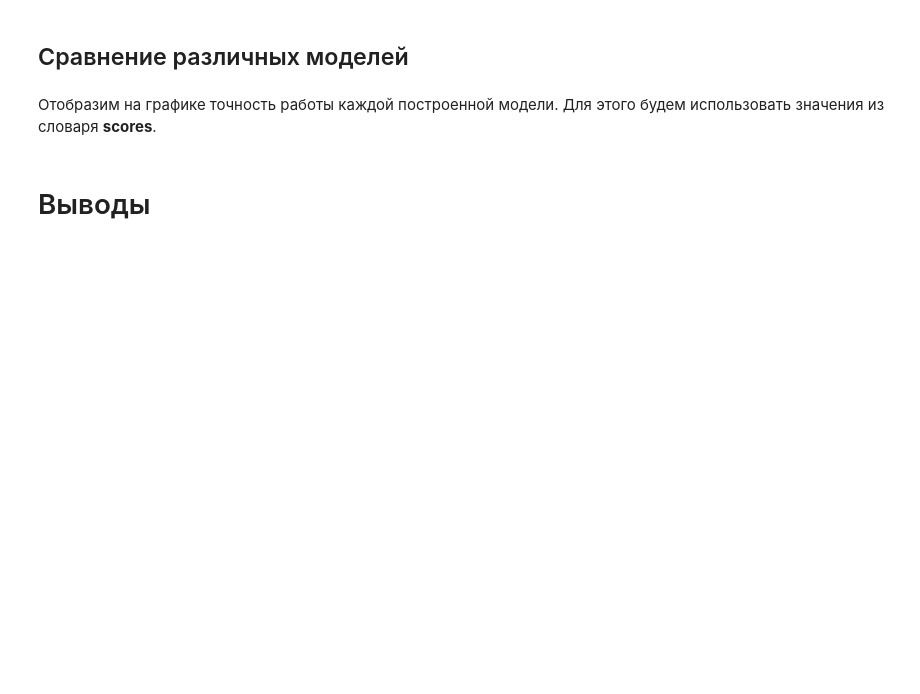
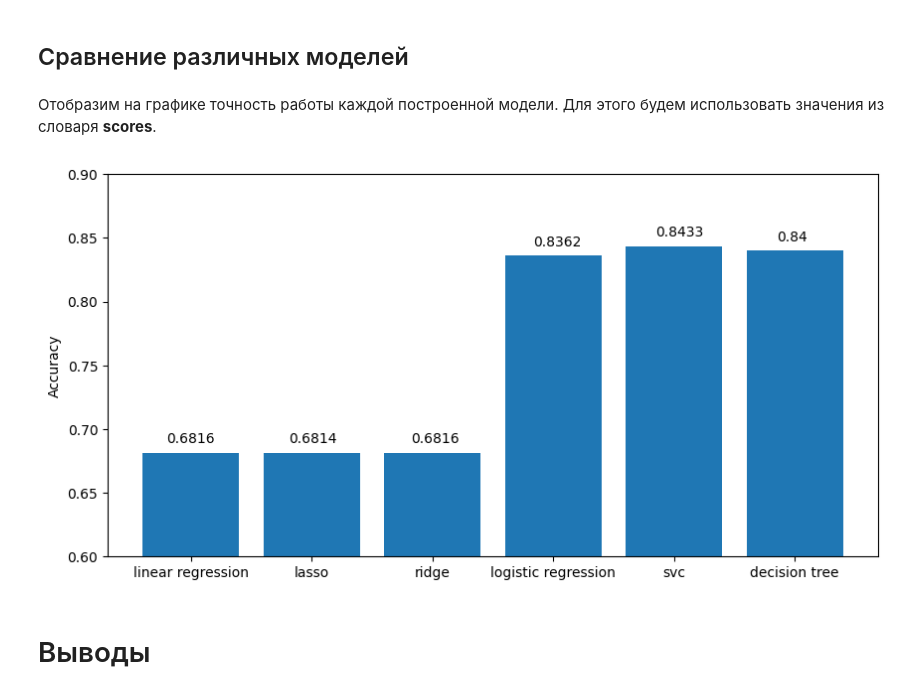
Before and after one commit to BROsandr/IUS, a Jupyter notebook: lab5/Lab5_task.ipynb, the cells around one changed output. Cells and saved outputs as stored; diff of their text form; code cells hidden in the pictures; blank space fills up the shorter version.

```diff
--- a/lab5/Lab5_task.ipynb
+++ b/lab5/Lab5_task.ipynb
@@ -403,7 +426,7 @@ Traceback (most recent call last):
 # %% [markdown]
 Обучим модель с оптимальным значением параметра **С**. Сохраним точность прогноза в словаре **scores**.
 # %%
-logistic_regr = linear_model.LogisticRegression(penalty = 'l2', C=1, solver='lbfgs')
+logistic_regr = linear_model.LogisticRegression(penalty = 'l2', C=0.0001, solver='lbfgs')
 score = train(logistic_regr, 'logistic regression', class_accuracy, kf, X, y)
 scores['logistic regression'] = score
 # %% [output]
@@ -438,0 +456,19 @@ y_svc = y[:10000]
+# %%
+from sklearn.svm import SVC
+X_svc = X.iloc[:10000, :]
+y_svc = y[:10000]
+
+scores_svc = []
+
+for kernel in ['linear', 'poly', 'rbf', 'sigmoid']:
+    print('Kernel: '+kernel)
+    for c in [1e-4, 1e-3, 0.01, 0.1, 1]:
+        print('C = {}'.format(c))
+        svc = SVC(C= c, kernel=kernel, gamma='auto')
+        svc.fit(X_svc, y_svc)
+        y_pred = svc.predict(X_svc).astype(int)
+        score = regr_accuracy(y_pred, y_svc)
+        scores_svc.append((score, kernel, C))
+        print('Score: ', score)
+
+# напишите здесь ваш код
@@ -439,6 +497,6 @@ y_svc = y[:10000]
 # %% [markdown]
 Обучим модель с оптимальным значением параметра **С** и типом ядра **kernel**. Сохраним точность прогноза в словаре **scores**.
 # %%
-svc = SVC(C=, kernel=, gamma='auto')
+svc = SVC(C=1, kernel='rbf', gamma='auto')
 score = train(svc, 'svc', class_accuracy, kf, X_svc, y_svc)
 scores['svc'] = score
@@ -476,6 +571,6 @@ from sklearn.tree import DecisionTreeClassifier
 # %% [markdown]
 Создадим модель с оптимальными значениями параметров **max_depth** и **min_samples_split**. Добавим ее в словарь **scores**.
 # %%
-dtc = DecisionTreeClassifier(max_depth=, min_samples_split=, min_samples_leaf=1, random_state=0)
+dtc = DecisionTreeClassifier(max_depth=30, min_samples_split=10, min_samples_leaf=1, random_state=0)
 score = train(dtc, 'decision tree', class_accuracy, kf, X, y)
 scores['decision tree'] = score
@@ -486,17 +584,19 @@ scores['decision tree'] = score
 # %%
 plt.figure(figsize=(10,5))
 xx = list(scores.keys())
 yy = list(scores.values())
 rects = plt.bar(xx, yy)
-plt.ylim(0.7, 0.9)
+plt.ylim(0.6, 0.9)
 plt.ylabel('Accuracy')
 for i, rect in enumerate(rects):
     yloc = rect.get_height()
     xloc = rect.get_x() + rect.get_width() / 4
     plt.annotate(round(yy[i], 4), xy=(xloc, yloc), xytext=(xloc, 10),
                             textcoords="offset points",
                             va='center',
                             color='black', clip_on=True)
+# %% [output]
+[figure, added]
 # %% [markdown]
 # Выводы
 # %% [markdown]
```
Also changed, not shown: parts of 19 cells of this notebook.
